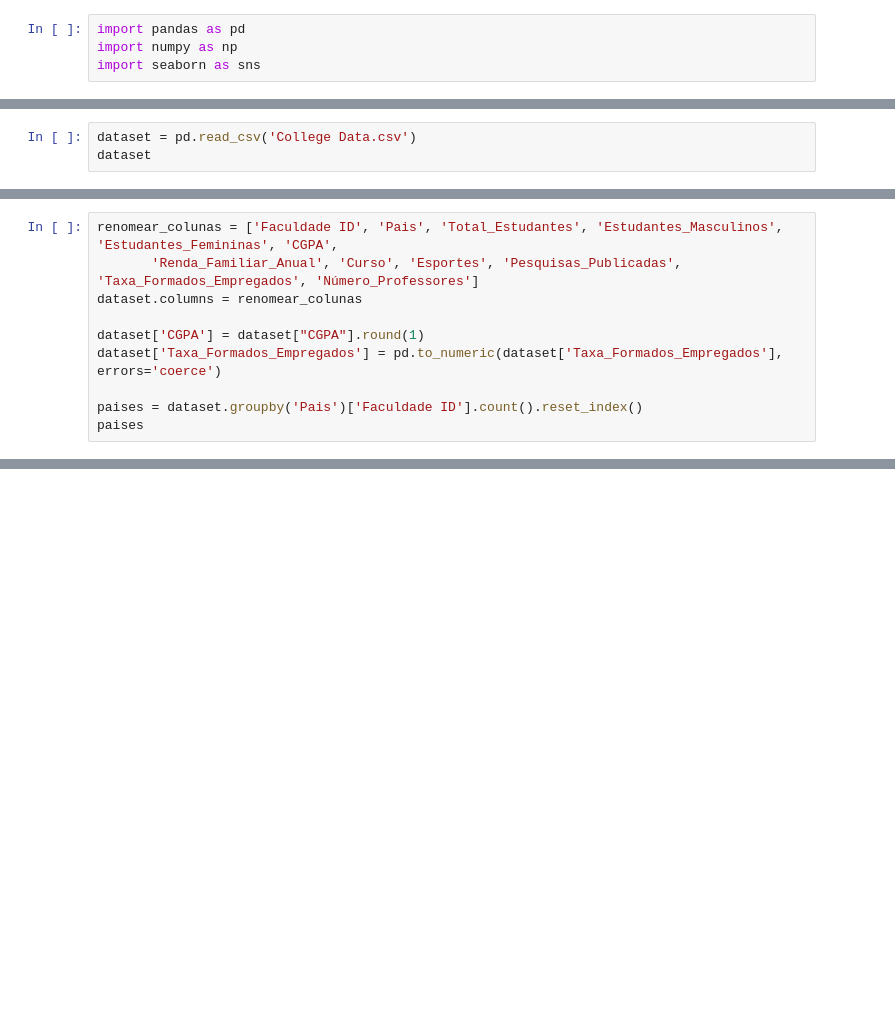
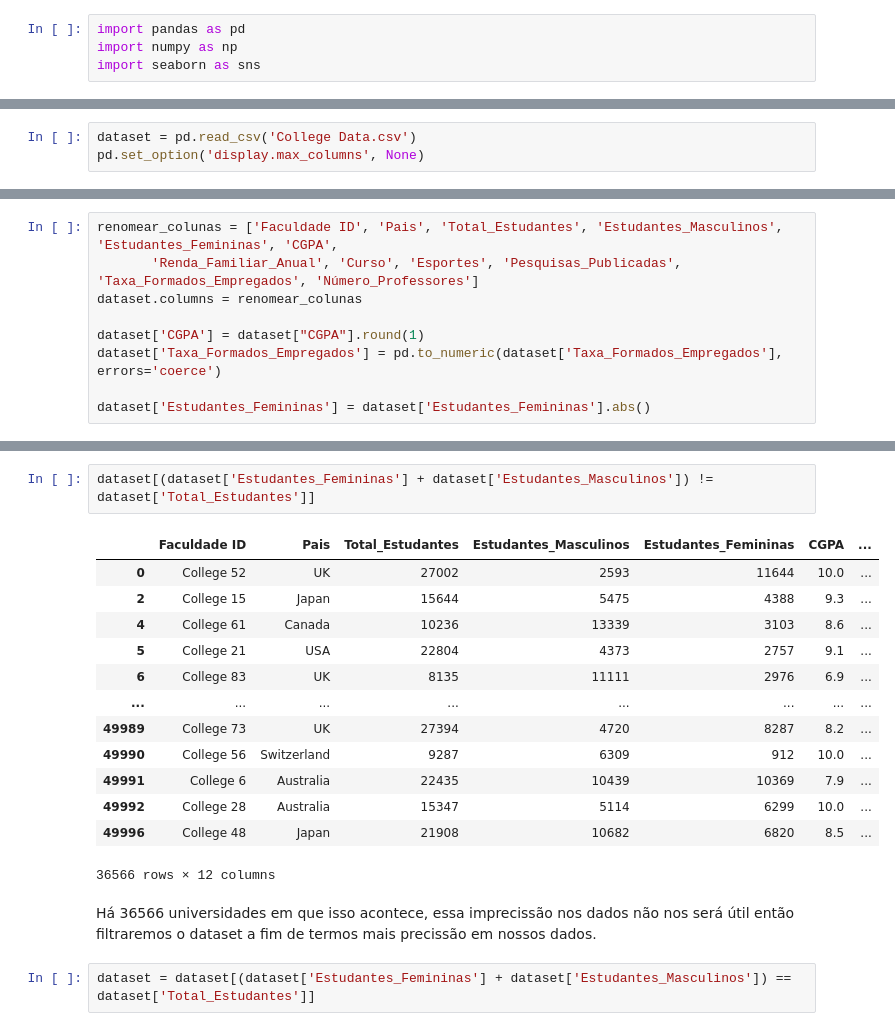
Before and after one commit to BruninSouza/Analise-Faculdades-Globais, a Jupyter notebook: analise.ipynb, the cells around one changed output, grey strips where cells are left out. Drawn from its saved outputs; the diff is of its cells as text; blank space fills up the shorter version.

```diff
--- a/analise.ipynb
+++ b/analise.ipynb
@@ -7,3 +11,3 @@ import seaborn as sns
 # %%
 dataset = pd.read_csv('College Data.csv')
-dataset
+pd.set_option('display.max_columns', None)
@@ -29,5 +22,4 @@ dataset.columns = renomear_colunas
 dataset['CGPA'] = dataset["CGPA"].round(1)
 dataset['Taxa_Formados_Empregados'] = pd.to_numeric(dataset['Taxa_Formados_Empregados'], errors='coerce')
 
-paises = dataset.groupby('Pais')['Faculdade ID'].count().reset_index()
-paises
+dataset['Estudantes_Femininas'] = dataset['Estudantes_Femininas'].abs()
@@ -46,0 +178,20 @@ Name: Faculdade ID, dtype: int64
+# %%
+dataset[(dataset['Estudantes_Femininas'] + dataset['Estudantes_Masculinos']) != dataset['Total_Estudantes']]
+# %% [output]
+|  | Faculdade ID | Pais | Total_Estudantes | Estudantes_Masculinos | Estudantes_Femininas | CGPA | ... |
+| 0 | College 52 | UK | 27002 | 2593 | 11644 | 10.0 | ... |
+| 2 | College 15 | Japan | 15644 | 5475 | 4388 | 9.3 | ... |
+| 4 | College 61 | Canada | 10236 | 13339 | 3103 | 8.6 | ... |
+| 5 | College 21 | USA | 22804 | 4373 | 2757 | 9.1 | ... |
+| 6 | College 83 | UK | 8135 | 11111 | 2976 | 6.9 | ... |
+| ... | ... | ... | ... | ... | ... | ... | ... |
+| 49989 | College 73 | UK | 27394 | 4720 | 8287 | 8.2 | ... |
+| 49990 | College 56 | Switzerland | 9287 | 6309 | 912 | 10.0 | ... |
+| 49991 | College 6 | Australia | 22435 | 10439 | 10369 | 7.9 | ... |
+| 49992 | College 28 | Australia | 15347 | 5114 | 6299 | 10.0 | ... |
+| 49996 | College 48 | Japan | 21908 | 10682 | 6820 | 8.5 | ... |
+36566 rows × 12 columns
+# %% [markdown]
+Há 36566 universidades em que isso acontece, essa imprecissão nos dados não nos será útil então filtraremos o dataset a fim de termos mais precissão em nossos dados.
+# %%
+dataset = dataset[(dataset['Estudantes_Femininas'] + dataset['Estudantes_Masculinos']) == dataset['Total_Estudantes']]
```
Also changed, not shown: parts of 26 cells of this notebook.
